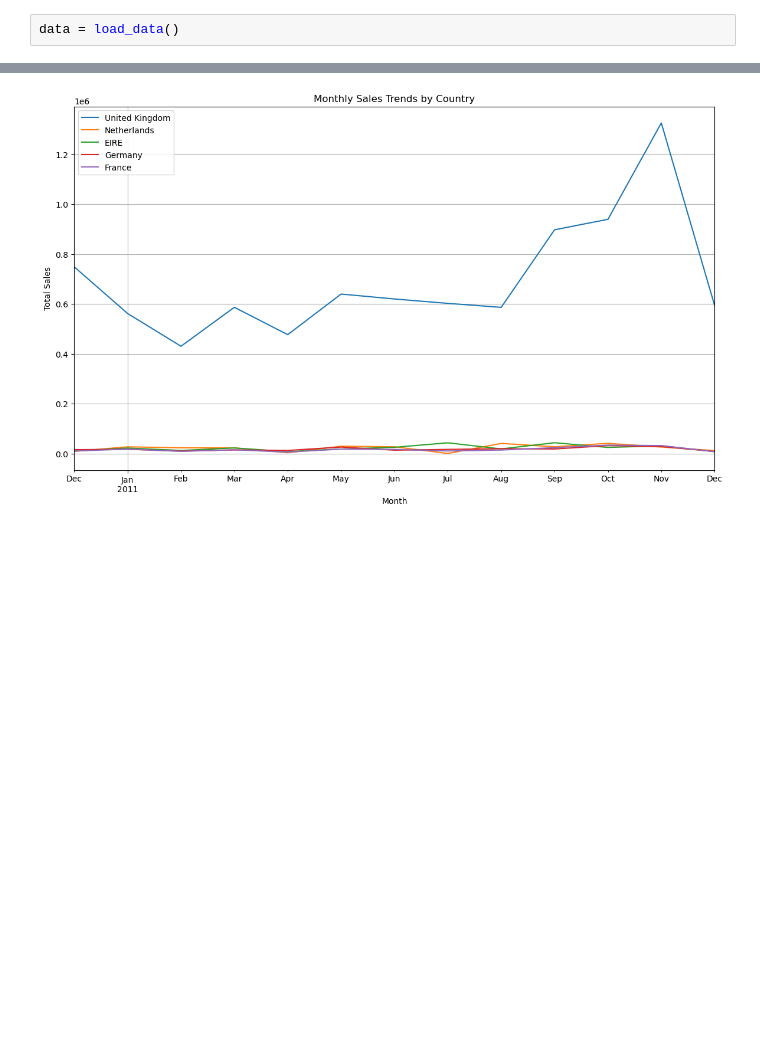
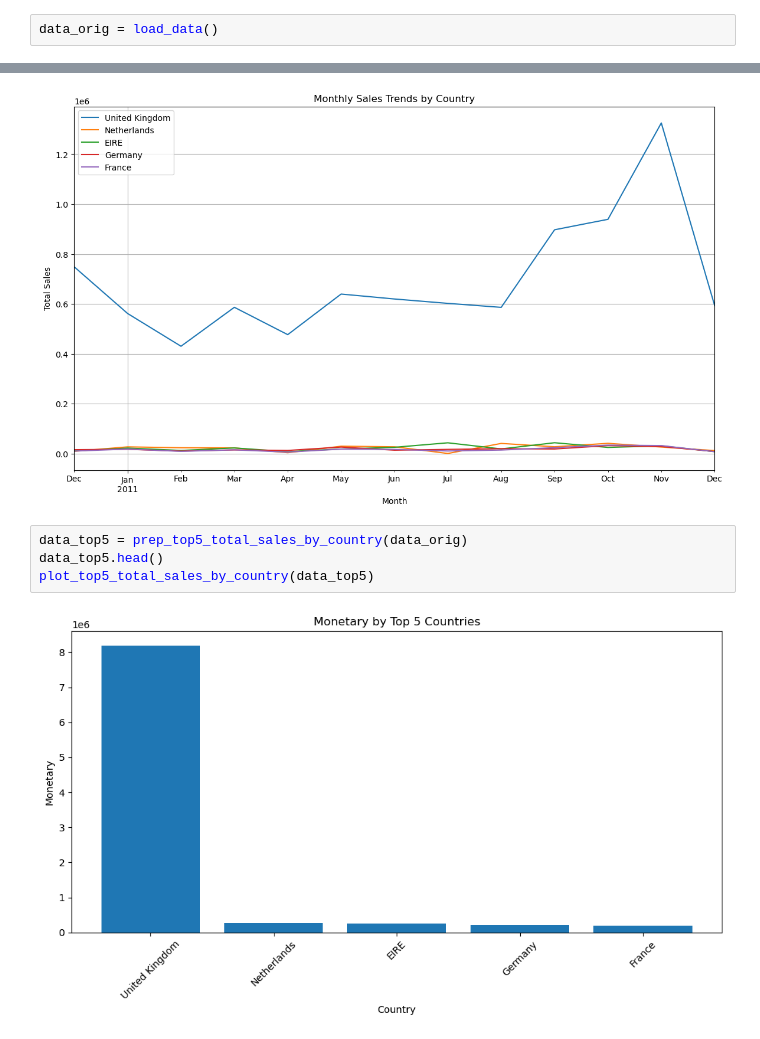
Before and after one commit to rhycha/ecommerce-transaction-data-analysis, a Jupyter notebook: app/src/rhycha_analysis.ipynb, the cells around one changed output, grey strips where cells are left out. Cells and saved outputs as stored; diff of their text form; blank space fills up the shorter version.

```diff
--- a/app/src/rhycha_analysis.ipynb
+++ b/app/src/rhycha_analysis.ipynb
@@ -5,4 +5,4 @@ from visualizing import plot_monthly_sales_by_country
 # %%
-data = load_data()
+data_orig = load_data()
 # %% [output]
 Current Working Directory: /home/rhycha/Desktop/_Drawer/_Missions/W2024-courses/datascience/ecommerce-transaction-data-analysis/app/src
@@ -53,3 +53,9 @@ See the caveats in the documentation: https://pandas.pydata.org/pandas-docs/stab
 plot_monthly_sales_by_country(data)
 # %% [output]
 [figure]
+# %%
+data_top5 = prep_top5_total_sales_by_country(data_orig)
+data_top5.head()
+plot_top5_total_sales_by_country(data_top5)
+# %% [output]
+[figure, added]
```
Also changed, not shown: parts of 4 cells of this notebook, 2 other files.
